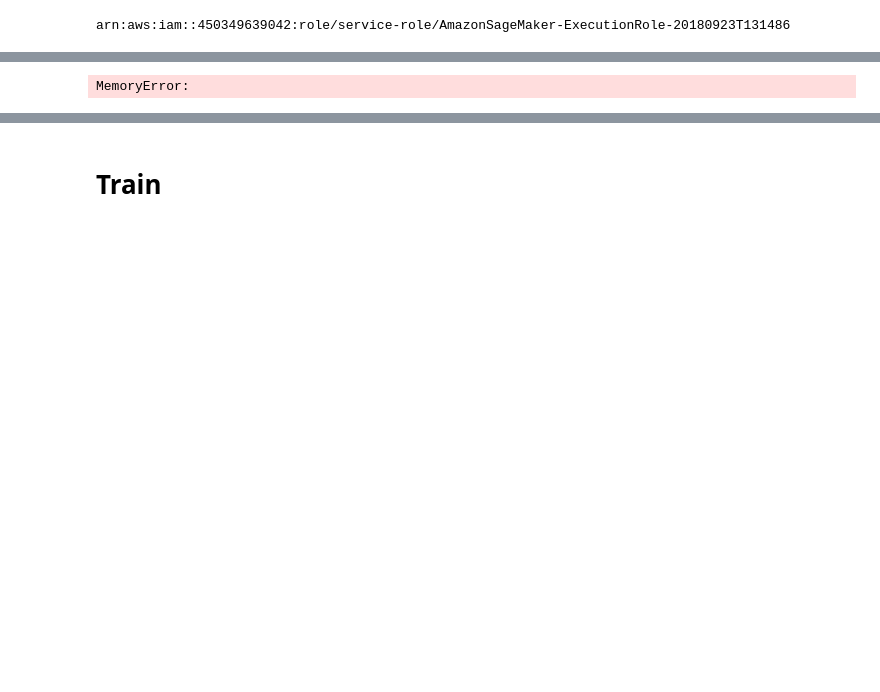
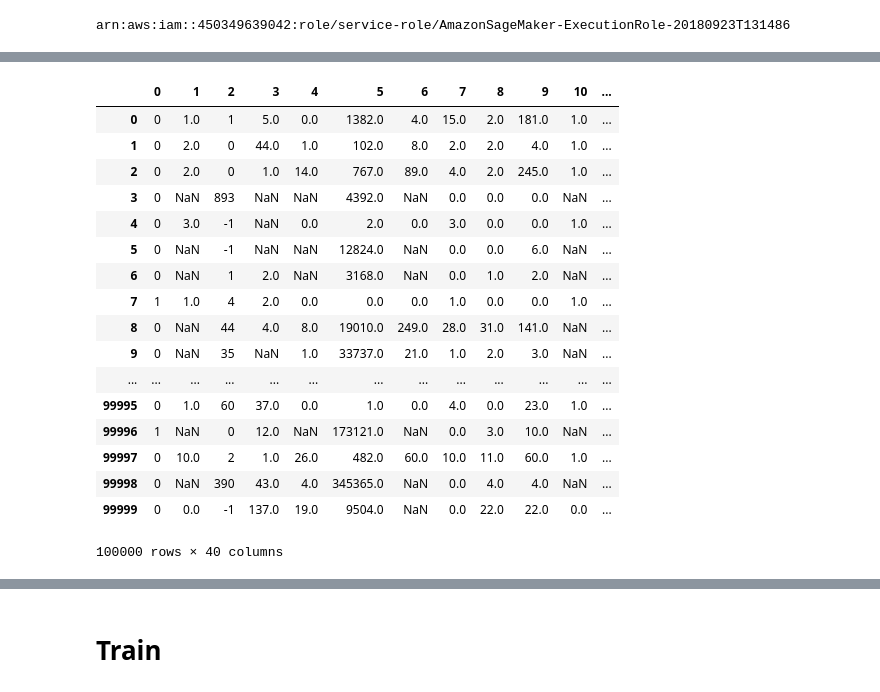
Before and after one commit to afronski/amazon-sagemaker-in-practice, a Jupyter notebook: notebooks/click-through-rate-prediction-notebook.ipynb, the cells around one changed output, grey strips where cells are left out. Drawn from its saved outputs; the diff is of its cells as text; code cells hidden in the pictures; blank space fills up the shorter version.

```diff
--- a/notebooks/click-through-rate-prediction-notebook.ipynb
+++ b/notebooks/click-through-rate-prediction-notebook.ipynb
@@ -6,7 +8,7 @@ output_bucket = 'YOUR_USER_BUCKET_NAME_GOES_HERE'
 path = 'criteo-display-ad-challenge'
 key = 'sample.csv'
 
-data_location = 's3://{}/{}/{}'.format(bucket, path, key)
+data_location = 's3://{}/{}/{}'.format(data_bucket, path, key)
 # %%
 import boto3
 from sagemaker import get_execution_role
@@ -212,0 +126,4 @@ hist = data.hist(bins = 30, sharey = True, figsize=(10, 10))
+# %%
+for column in data.select_dtypes(include=['object']).columns:
+    size = data.groupby([column]).size()
+    print("Column '{}' - number of categories: {}".format(column, len(size)))
@@ -212,0 +148,4 @@ hist = data.hist(bins = 30, sharey = True, figsize=(10, 10))
+# %%
+for column in data.select_dtypes(include=['number']).columns:
+    size = data.groupby([column]).size()
+    print("Column '{}' - number of categories: {}".format(column, len(size)))
@@ -212,0 +171,8 @@ hist = data.hist(bins = 30, sharey = True, figsize=(10, 10))
+# %%
+for column in data.select_dtypes(include = ['object']).columns:
+    print("Converting '{}' column to indexed values...".format(column))
+
+    indexed_column = "{}_index".format(column)
+
+    data[indexed_column] = pd.Categorical(data[column])
+    data[indexed_column] = data[indexed_column].cat.codes
@@ -214,5 +222,3 @@ hist = data.hist(bins = 30, sharey = True, figsize=(10, 10))
 display(data.corr())
 pd.plotting.scatter_matrix(data, figsize=(12, 12))
 plt.show()
-# %% [output]
-MemoryError:
@@ -223,0 +225,24 @@ model_data = pd.get_dummies(data, sparse = True)
+# %%
+for column in data.select_dtypes(include=['object']).columns:
+    data.drop([ column ], axis = 1, inplace = True)
+
+display(data)
+# %% [output]
+|  | 0 | 1 | 2 | 3 | 4 | 5 | 6 | 7 | 8 | 9 | 10 | ... |
+| 0 | 0 | 1.0 | 1 | 5.0 | 0.0 | 1382.0 | 4.0 | 15.0 | 2.0 | 181.0 | 1.0 | ... |
+| 1 | 0 | 2.0 | 0 | 44.0 | 1.0 | 102.0 | 8.0 | 2.0 | 2.0 | 4.0 | 1.0 | ... |
+| 2 | 0 | 2.0 | 0 | 1.0 | 14.0 | 767.0 | 89.0 | 4.0 | 2.0 | 245.0 | 1.0 | ... |
+| 3 | 0 | NaN | 893 | NaN | NaN | 4392.0 | NaN | 0.0 | 0.0 | 0.0 | NaN | ... |
+| 4 | 0 | 3.0 | -1 | NaN | 0.0 | 2.0 | 0.0 | 3.0 | 0.0 | 0.0 | 1.0 | ... |
+| 5 | 0 | NaN | -1 | NaN | NaN | 12824.0 | NaN | 0.0 | 0.0 | 6.0 | NaN | ... |
+| 6 | 0 | NaN | 1 | 2.0 | NaN | 3168.0 | NaN | 0.0 | 1.0 | 2.0 | NaN | ... |
+| 7 | 1 | 1.0 | 4 | 2.0 | 0.0 | 0.0 | 0.0 | 1.0 | 0.0 | 0.0 | 1.0 | ... |
+| 8 | 0 | NaN | 44 | 4.0 | 8.0 | 19010.0 | 249.0 | 28.0 | 31.0 | 141.0 | NaN | ... |
+| 9 | 0 | NaN | 35 | NaN | 1.0 | 33737.0 | 21.0 | 1.0 | 2.0 | 3.0 | NaN | ... |
+| ... | ... | ... | ... | ... | ... | ... | ... | ... | ... | ... | ... | ... |
+| 99995 | 0 | 1.0 | 60 | 37.0 | 0.0 | 1.0 | 0.0 | 4.0 | 0.0 | 23.0 | 1.0 | ... |
+| 99996 | 1 | NaN | 0 | 12.0 | NaN | 173121.0 | NaN | 0.0 | 3.0 | 10.0 | NaN | ... |
+| 99997 | 0 | 10.0 | 2 | 1.0 | 26.0 | 482.0 | 60.0 | 10.0 | 11.0 | 60.0 | 1.0 | ... |
+| 99998 | 0 | NaN | 390 | 43.0 | 4.0 | 345365.0 | NaN | 0.0 | 4.0 | 4.0 | NaN | ... |
+| 99999 | 0 | 0.0 | -1 | 137.0 | 19.0 | 9504.0 | NaN | 0.0 | 22.0 | 22.0 | 0.0 | ... |
+100000 rows × 40 columns
```
Also changed, not shown: parts of 32 cells of this notebook.
